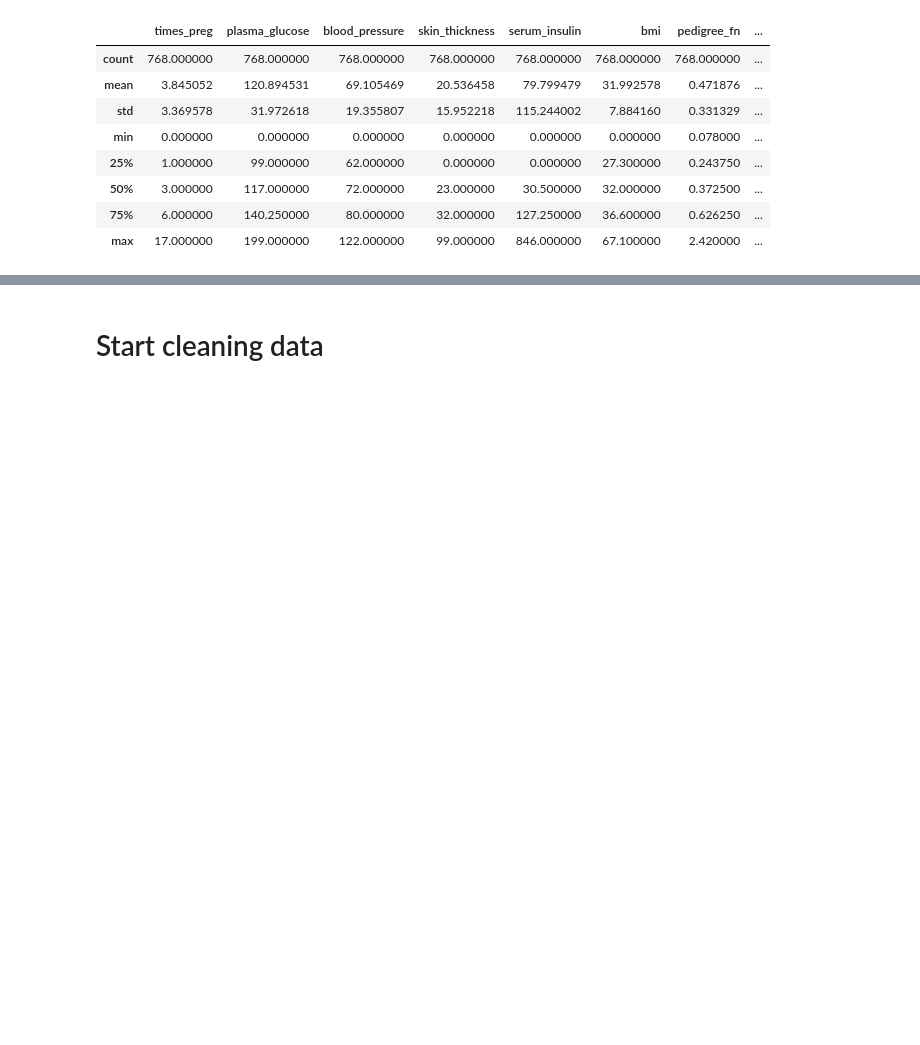
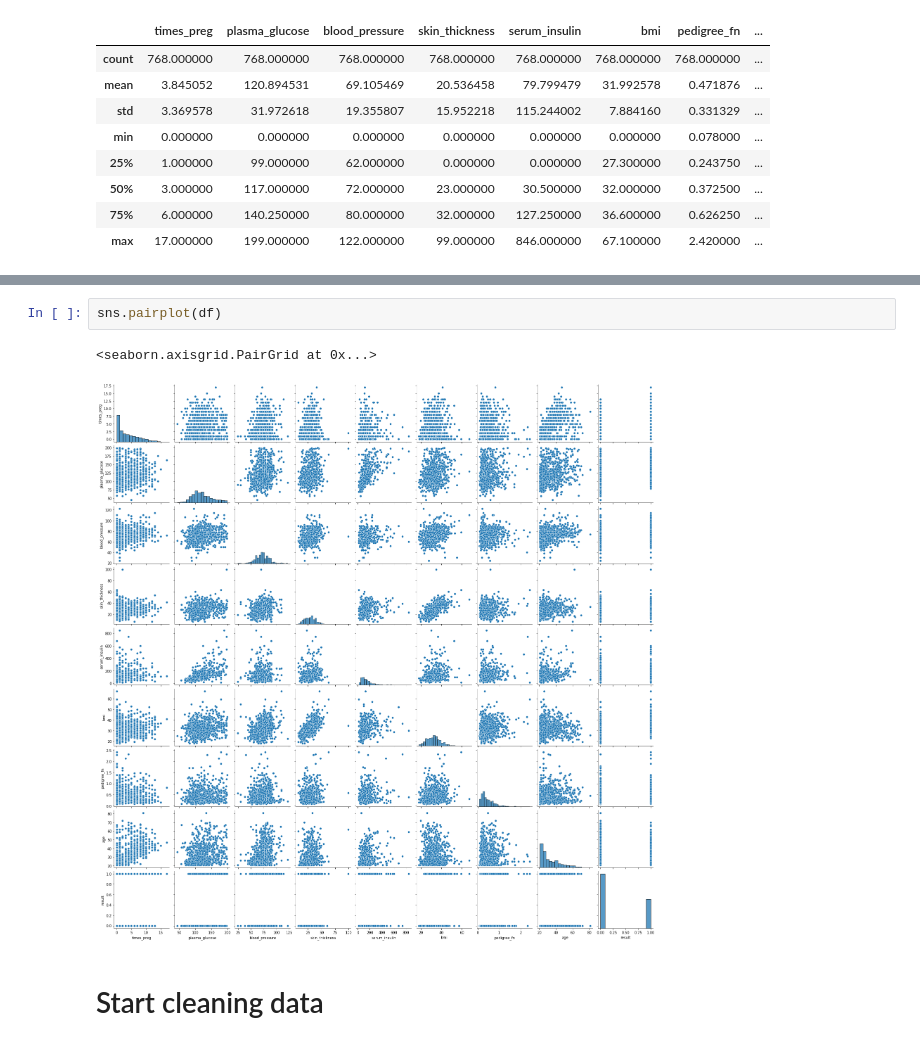
Before and after one commit to reallylongaddress/data-science-practice, a Jupyter notebook: diabetes_data/eda.ipynb, the cells around one changed output, grey strips where cells are left out. Cells and saved outputs as stored; diff of their text form; blank space fills up the shorter version.

```diff
--- a/diabetes_data/eda.ipynb
+++ b/diabetes_data/eda.ipynb
@@ -98,3 +118,8 @@ df.head()
+# %%
+sns.pairplot(df)
+# %% [output]
+<seaborn.axisgrid.PairGrid at 0x...>
+[figure, added]
 # %% [markdown]
 # Start cleaning data #
 # %% [markdown]
```
Also changed, not shown: parts of 17 cells of this notebook, 12 other files.
